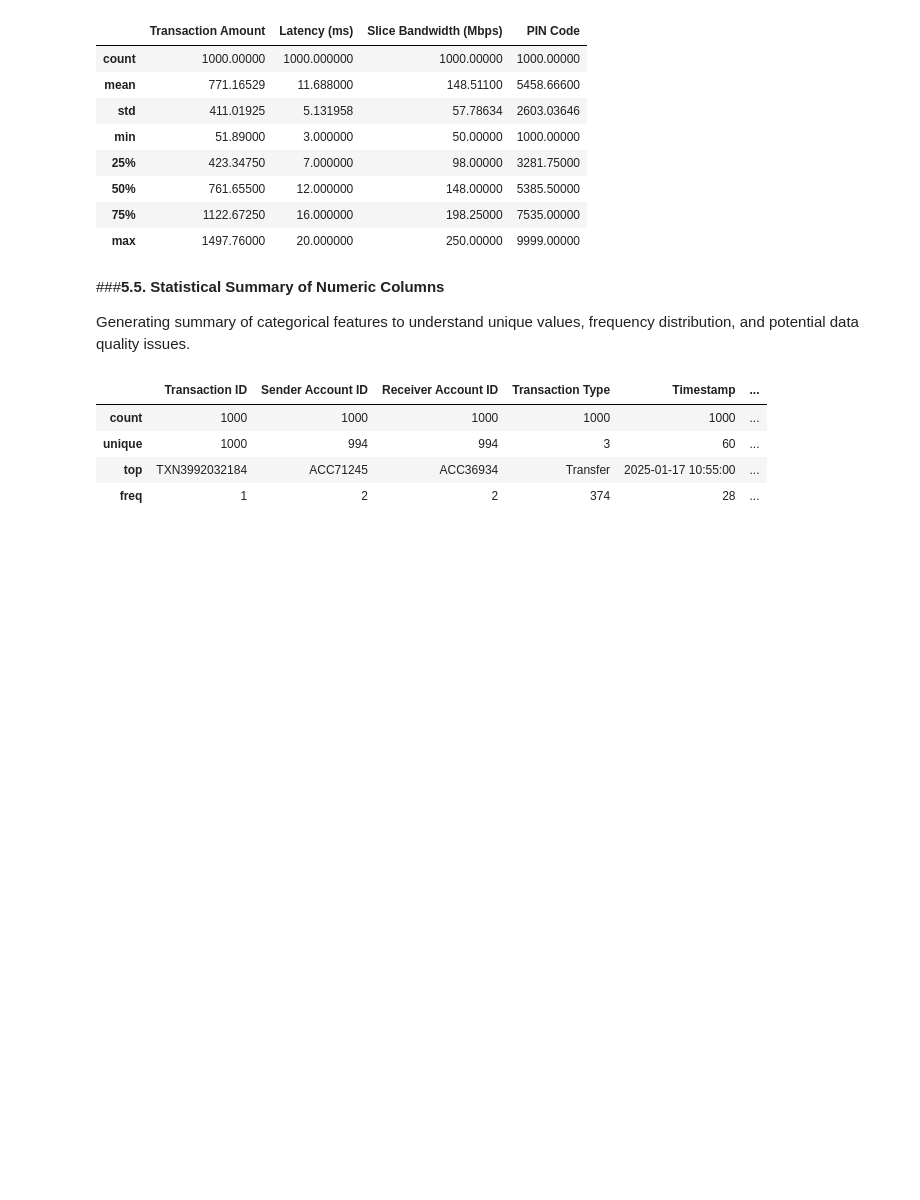
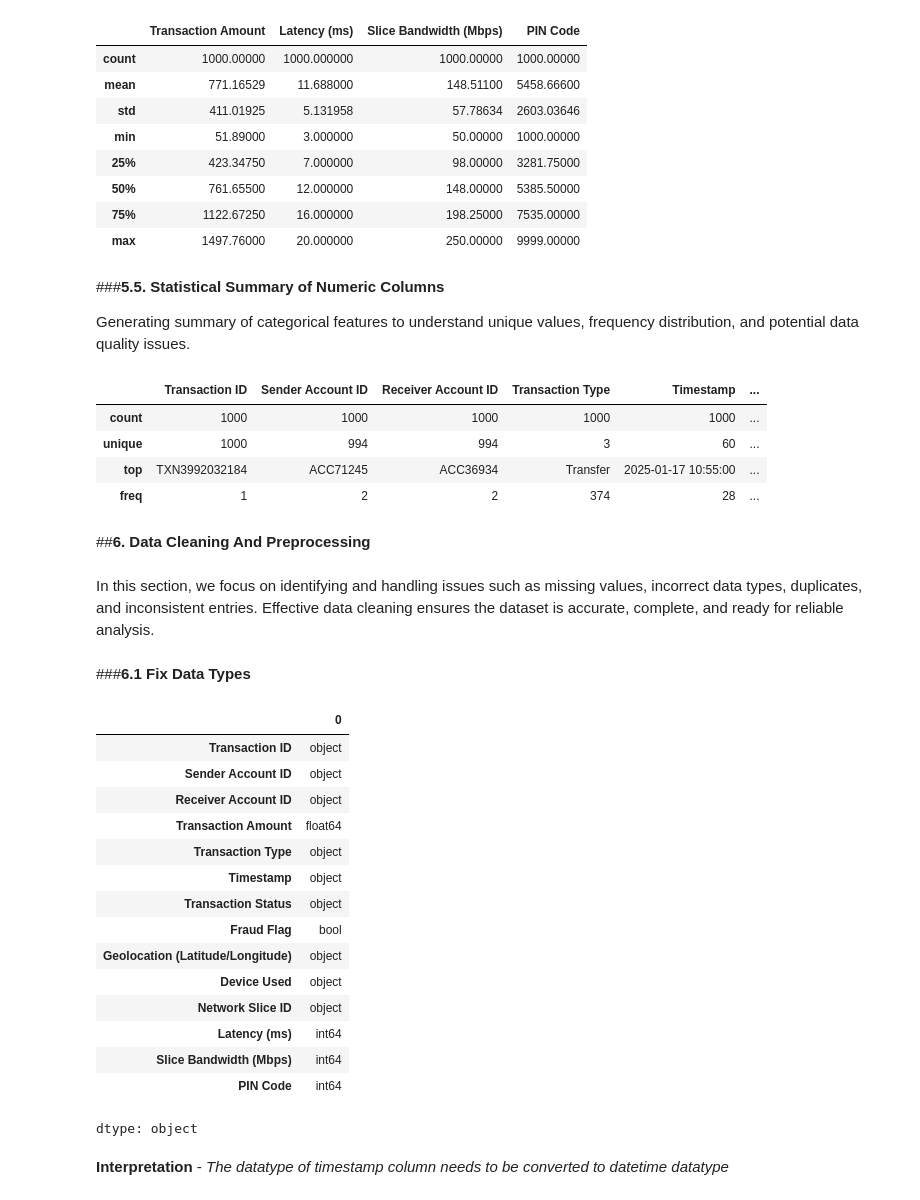
Before and after one commit to Sagarjain93/Operations_transaction_Data, a Jupyter notebook: transaction_data.ipynb, the cells around one changed output. Saved outputs shown, nothing was run; the diff lists cells and outputs as text; code cells hidden in the pictures; blank space fills up the shorter version.

```diff
--- a/transaction_data.ipynb
+++ b/transaction_data.ipynb
@@ -184,3 +184,30 @@ df.select_dtypes(include='object').describe()
 | unique | 1000 | 994 | 994 | 3 | 60 | ... |
 | top | TXN3992032184 | ACC71245 | ACC36934 | Transfer | 2025-01-17 10:55:00 | ... |
 | freq | 1 | 2 | 2 | 374 | 28 | ... |
+# %% [markdown]
+##**6. Data Cleaning And Preprocessing**
+# %% [markdown]
+In this section, we focus on identifying and handling issues such as missing values, incorrect data types, duplicates, and inconsistent entries. Effective data cleaning ensures the dataset is accurate, complete, and ready for reliable analysis.
+# %% [markdown]
+###**6.1 Fix Data Types**
+# %%
+df.dtypes
+# %% [output]
+|  | 0 |
+| Transaction ID | object |
+| Sender Account ID | object |
+| Receiver Account ID | object |
+| Transaction Amount | float64 |
+| Transaction Type | object |
+| Timestamp | object |
+| Transaction Status | object |
+| Fraud Flag | bool |
+| Geolocation (Latitude/Longitude) | object |
+| Device Used | object |
+| Network Slice ID | object |
+| Latency (ms) | int64 |
+| Slice Bandwidth (Mbps) | int64 |
+| PIN Code | int64 |
+dtype: object
+# %% [markdown]
+**Interpretation** - *The datatype of timestamp column needs to be converted to datetime datatype*
```
Also changed, not shown: parts of 29 cells of this notebook.
